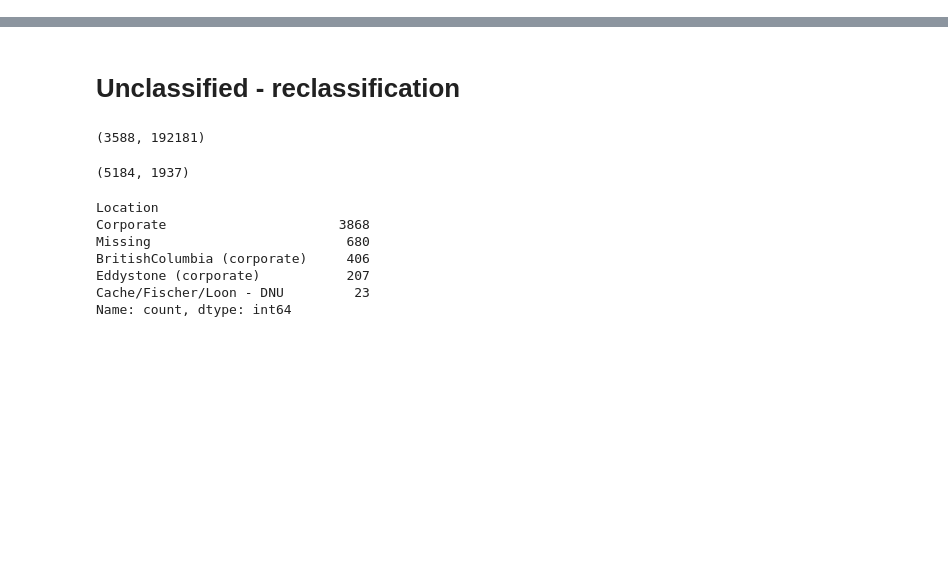
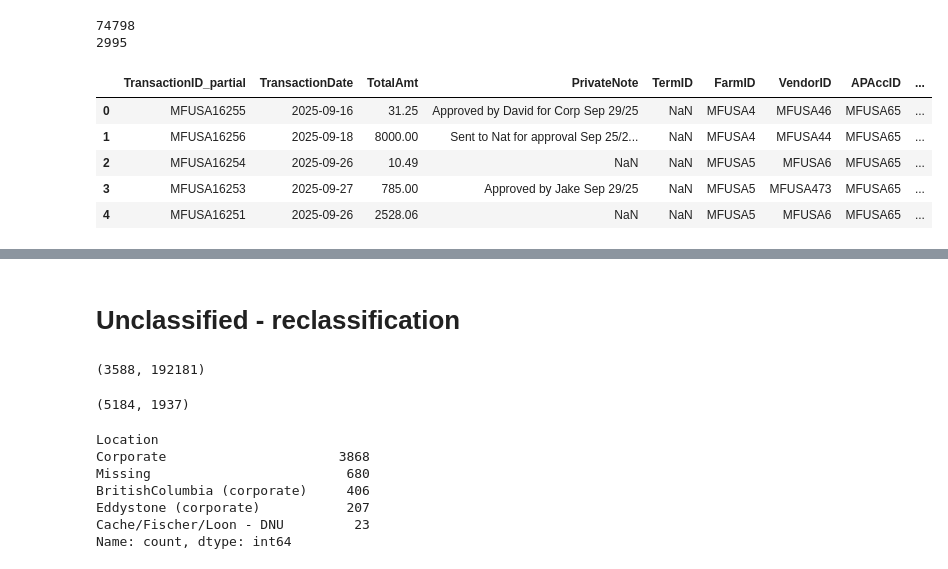
Before and after one commit to ZheRao/ETLCodeBase, a Jupyter notebook: notebooks/dev.ipynb, the cells around one changed output, grey strips where cells are left out. Saved outputs shown, nothing was run; the diff lists cells and outputs as text; code cells hidden in the pictures; blank space fills up the shorter version.

```diff
--- a/notebooks/dev.ipynb
+++ b/notebooks/dev.ipynb
@@ -1309,0 +1383,26 @@ Projects Transformation Finished with 4.159 minutes
+# %%
+def _APRporting_project(self, date:set[int] = None) -> None:
+    """
+        This function connects APAgingDetails report from QBO API, and combined with raw tables such as Bill to form a comprehensive report that meets finance team's need
+            This function supports date input for processing the report at that exact date
+    """
+    if date is not None:
+        assert len(date) == 3, f"please pass the date as (YYYY, M, D), passed {date}"
+        year, month, day = date
+    else:
+        year, month, day = self.today.year, self.today.month, self.today.day
+    # read APAging report from silver space
+    try:
+        report = pd.read_csv(self.silver_path["QBO"]["APAR"] / "AgedPayableDetail" / str(year) / str(month) / f"{day}.csv")
+    except:
+        print(f'csv file not found at {self.silver_path["QBO"]["APAR"] / "AgedPayableDetail" / str(year) / str(month) / f"{day}.csv"}')
+    report = report.rename(columns={"TransactionTypeID":"TransactionID_partial"})
+    report_transactiontype_rename = {"Bill Payment (Cheque)":"BillPaymentCheck", "Bill Payment (Credit Card)":"BillPaymentCheck", "Bill Payment (Check)":"BillPaymentCheck",
+                                     "Cheque Expense":"Purchase", "Supplier Credit": "Vendor Credit"}
+    # working on Bill, VendorCredit, and Journal Entry for now
+    report["TransactionType"] = report["TransactionType"].replace(report_transactiontype_rename)
+    # report = report[report["TransactionType"].isin(["Bill", "Vendor Credit", "Journal Entry"])]
+    return report
+# %%
+report =_APRporting_project(self)
+report.TransactionType.value_counts()
@@ -1309,0 +1433,20 @@ Projects Transformation Finished with 4.159 minutes
+# %%
+cols = ["TransactionDate", "TotalAmt", "PrivateNote", "APAccID", "DocNumber", "TransactionEntered", "Amount", "TransactionID", "VendorID", "FarmID", "TransactionID_partial", "Line_Id",
+        "AccID"]
+bill_col = cols + ["TermID"]
+bill = pd.read_csv(self.silver_path["QBO"]["Raw"]/"Bill.csv",usecols=bill_col)
+print(len(bill))
+bill = bill[bill["TransactionID_partial"].isin(report[report["TransactionType"]=="Bill"]["TransactionID_partial"].unique())]
+print(len(bill))
+bill["TransactionType"] = "Bill"
+bill.to_excel(self.gold_path["APReporting"]/"Bill.xlsx", index=False, sheet_name="Bill")
+bill.head()
+# %% [output]
+74798
+2995
+|  | TransactionID_partial | TransactionDate | TotalAmt | PrivateNote | TermID | FarmID | VendorID | APAccID | ... |
+| 0 | MFUSA16255 | 2025-09-16 | 31.25 | Approved by David for Corp Sep 29/25 | NaN | MFUSA4 | MFUSA46 | MFUSA65 | ... |
+| 1 | MFUSA16256 | 2025-09-18 | 8000.00 | Sent to Nat for approval Sep 25/2... | NaN | MFUSA4 | MFUSA44 | MFUSA65 | ... |
+| 2 | MFUSA16254 | 2025-09-26 | 10.49 | NaN | NaN | MFUSA5 | MFUSA6 | MFUSA65 | ... |
+| 3 | MFUSA16253 | 2025-09-27 | 785.00 | Approved by Jake Sep 29/25 | NaN | MFUSA5 | MFUSA473 | MFUSA65 | ... |
+| 4 | MFUSA16251 | 2025-09-26 | 2528.06 | NaN | NaN | MFUSA5 | MFUSA6 | MFUSA65 | ... |
```
Also changed, not shown: parts of 51 cells of this notebook, 2 other files.
